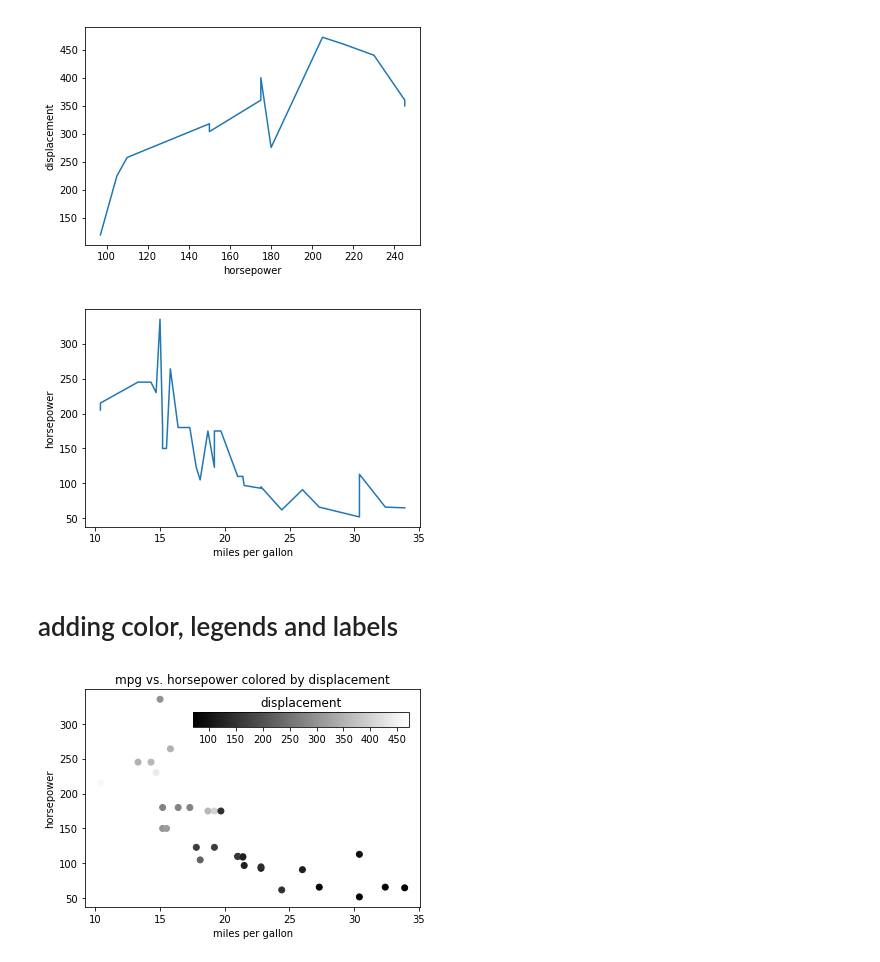
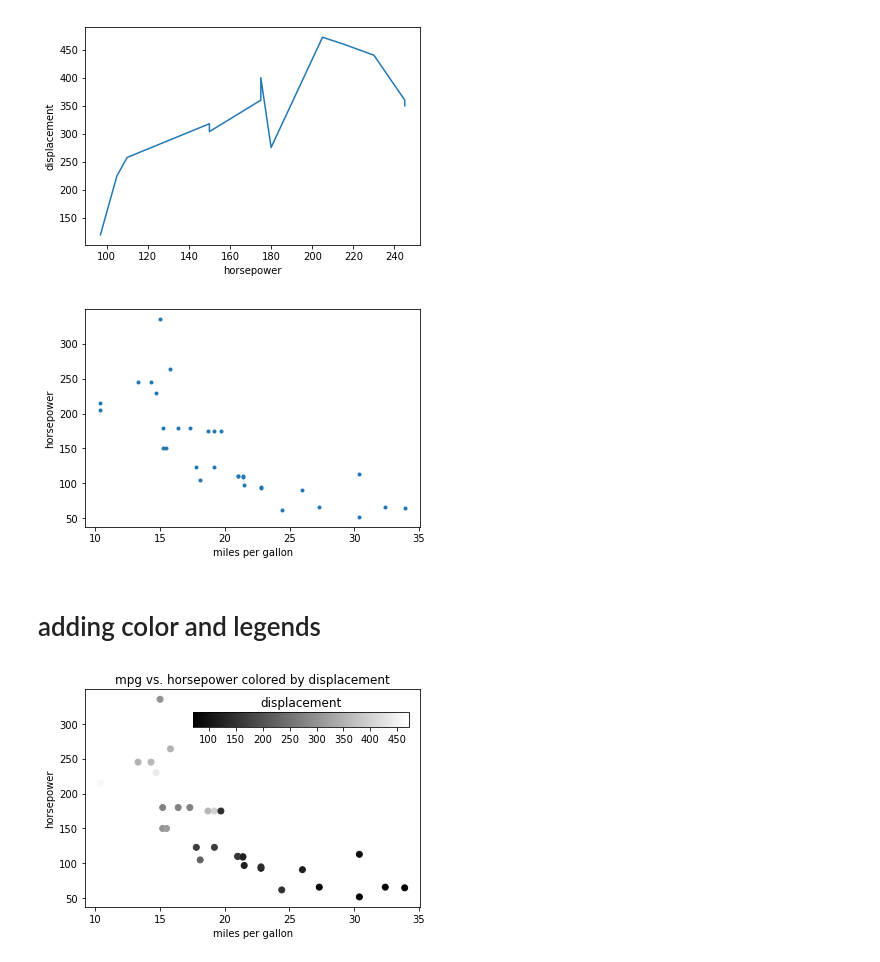
Before and after one commit to jonwoodring/ucsc-2019-03-05, a Jupyter notebook: python.ipynb, the cells around one changed output. Cells and saved outputs as stored; diff of their text form; code cells hidden in the pictures.

```diff
--- a/python.ipynb
+++ b/python.ipynb
@@ -380,15 +384,15 @@ plot.show()
 [figure]
 # %%
 # mpg vs. hp
-mpg, hp = query_to_columns('select mpg, hp from mtcars order by mpg', cursor)
-plot.plot(mpg, hp)
+mpg, hp = query_to_columns('SELECT mpg, hp FROM mtcars ORDER BY mpg', cursor)
+plot.plot(mpg, hp, '.')
 plot.xlabel('miles per gallon')
 plot.ylabel('horsepower')
 plot.show()
 # %% [output]
-[figure, old version]
+[figure, new version]
 # %% [markdown]
-# adding color, legends and labels #
+# adding color and legends #
 # %%
 # get our data to plot
 mpg, hp, disp = query_to_columns('SELECT mpg, hp, disp FROM mtcars ORDER BY mpg', cursor)
```
Also changed, not shown: parts of 18 cells of this notebook, 2 other files.
